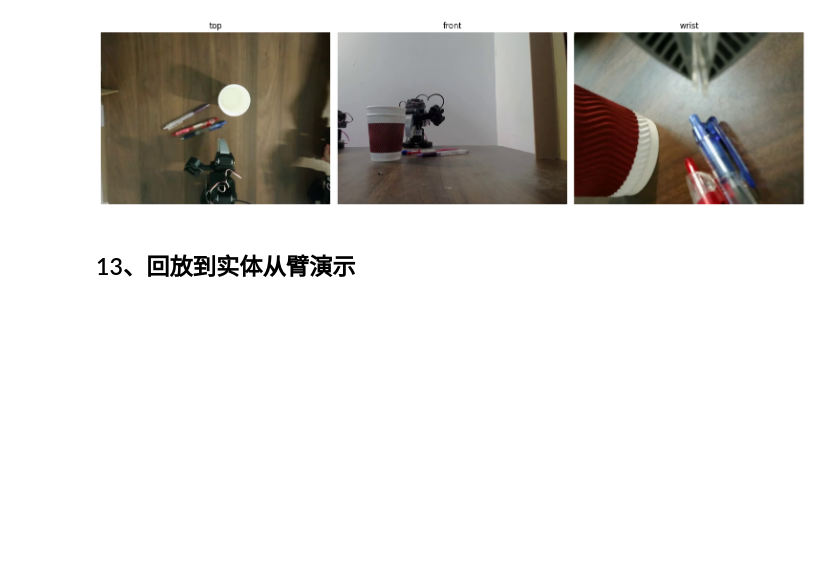
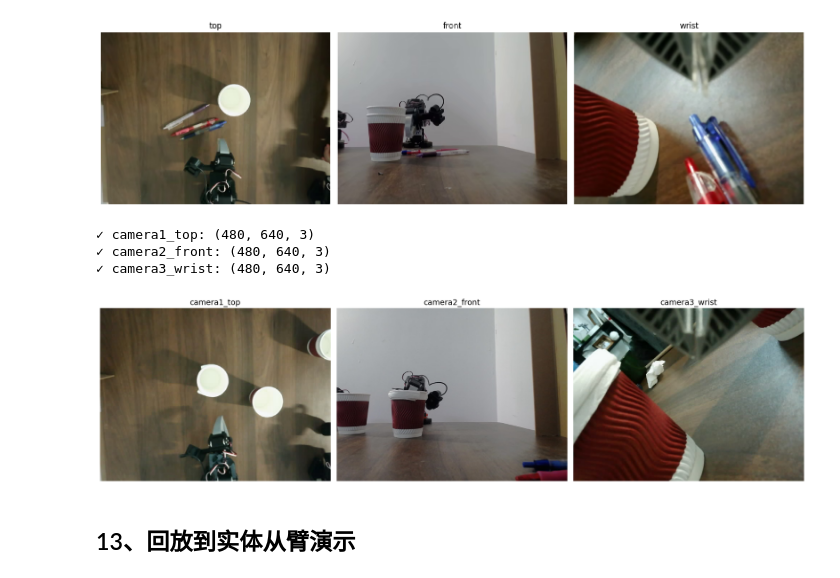
Before and after one commit to q442333521/lerobot, a Jupyter notebook: so101_smolvla_tutorials/real_robot/01_calibration_and_teleoperation.ipynb, the cells around one changed output. Cells and saved outputs as stored; diff of their text form; code cells hidden in the pictures; blank space fills up the shorter version.

```diff
--- a/so101_smolvla_tutorials/real_robot/01_calibration_and_teleoperation.ipynb
+++ b/so101_smolvla_tutorials/real_robot/01_calibration_and_teleoperation.ipynb
@@ -325,6 +325,57 @@ plt.tight_layout()
 plt.show()
 # %% [output]
 [figure]
+# %%
+# 在notebook第一个cell运行
+%matplotlib inline
+
+import cv2
+import matplotlib.pyplot as plt
+import numpy as np
+
+# 摄像头配置
+cameras = {
+    'camera1_top': 10,
+    'camera2_front': 8,
+    'camera3_wrist': 6
+}
+
+# 读取一帧
+frames = {}
+for name, idx in cameras.items():
+    cap = cv2.VideoCapture(idx)
+    cap.set(cv2.CAP_PROP_FOURCC, cv2.VideoWriter_fourcc('M','J','P','G'))
+    cap.set(cv2.CAP_PROP_FRAME_WIDTH, 640)
+    cap.set(cv2.CAP_PROP_FRAME_HEIGHT, 480)
+
+    ret, frame = cap.read()
+    if ret:
+        # BGR转RGB
+        frames[name] = cv2.cvtColor(frame, cv2.COLOR_BGR2RGB)
+        print(f"✓ {name}: {frame.shape}")
+    else:
+        print(f"✗ {name}: 读取失败")
+
+    cap.release()
+
+# 显示图像
+if frames:
+    fig, axes = plt.subplots(1, len(frames), figsize=(18, 6))
+
+    for i, (name, frame) in enumerate(frames.items()):
+        axes[i].imshow(frame)
+        axes[i].set_title(name, fontsize=14)
+        axes[i].axis('off')
+
+    plt.tight_layout()
+    plt.show()
+else:
+    print("错误：没有读取到任何图像")
+# %% [output]
+✓ camera1_top: (480, 640, 3)
+✓ camera2_front: (480, 640, 3)
+✓ camera3_wrist: (480, 640, 3)
+[figure, added]
 # %% [markdown]
 ## 13、回放到实体从臂演示
 # %%
```
Also changed, not shown: parts of 4 cells of this notebook, 3 other files.
